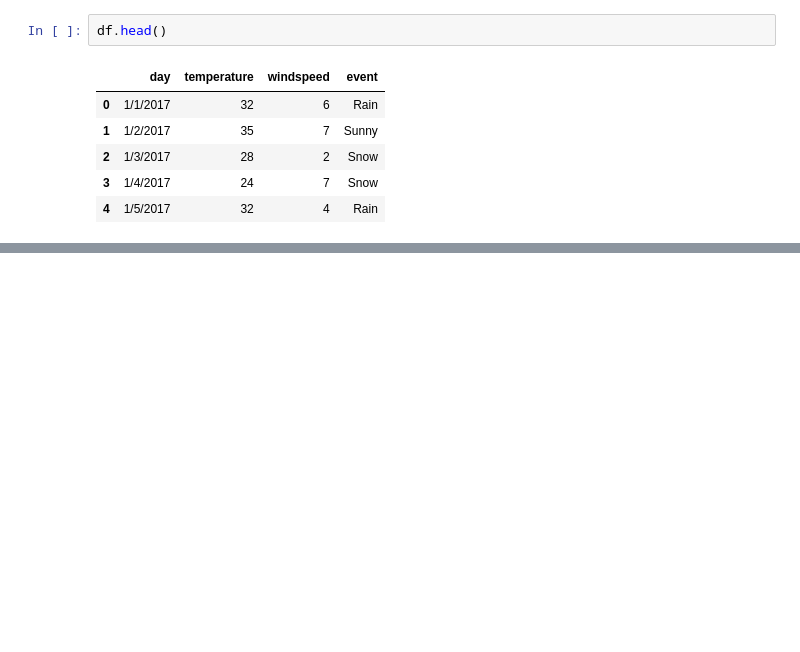
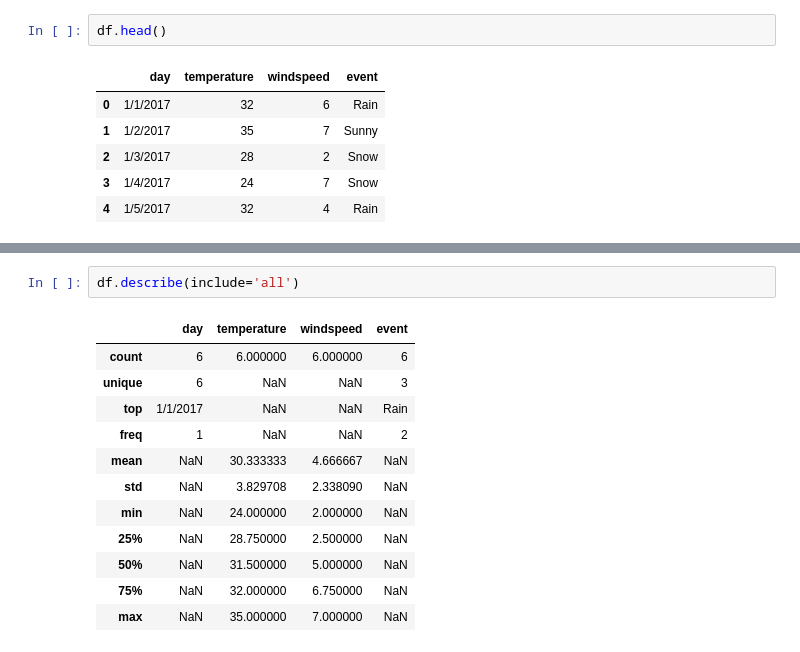
Before and after one commit to induwara20014/python-new, a Jupyter notebook: Pandas library/DataFrame Basics.ipynb, the cells around one changed output, grey strips where cells are left out. Saved outputs shown, nothing was run; the diff lists cells and outputs as text; blank space fills up the shorter version.

```diff
--- a/Pandas library/DataFrame Basics.ipynb
+++ b/Pandas library/DataFrame Basics.ipynb
@@ -40,0 +168,15 @@ df.head(2)
+# %%
+df.describe(include='all')
+# %% [output]
+|  | day | temperature | windspeed | event |
+| count | 6 | 6.000000 | 6.000000 | 6 |
+| unique | 6 | NaN | NaN | 3 |
+| top | 1/1/2017 | NaN | NaN | Rain |
+| freq | 1 | NaN | NaN | 2 |
+| mean | NaN | 30.333333 | 4.666667 | NaN |
+| std | NaN | 3.829708 | 2.338090 | NaN |
+| min | NaN | 24.000000 | 2.000000 | NaN |
+| 25% | NaN | 28.750000 | 2.500000 | NaN |
+| 50% | NaN | 31.500000 | 5.000000 | NaN |
+| 75% | NaN | 32.000000 | 6.750000 | NaN |
+| max | NaN | 35.000000 | 7.000000 | NaN |
```
Also changed, not shown: parts of 31 cells of this notebook.
